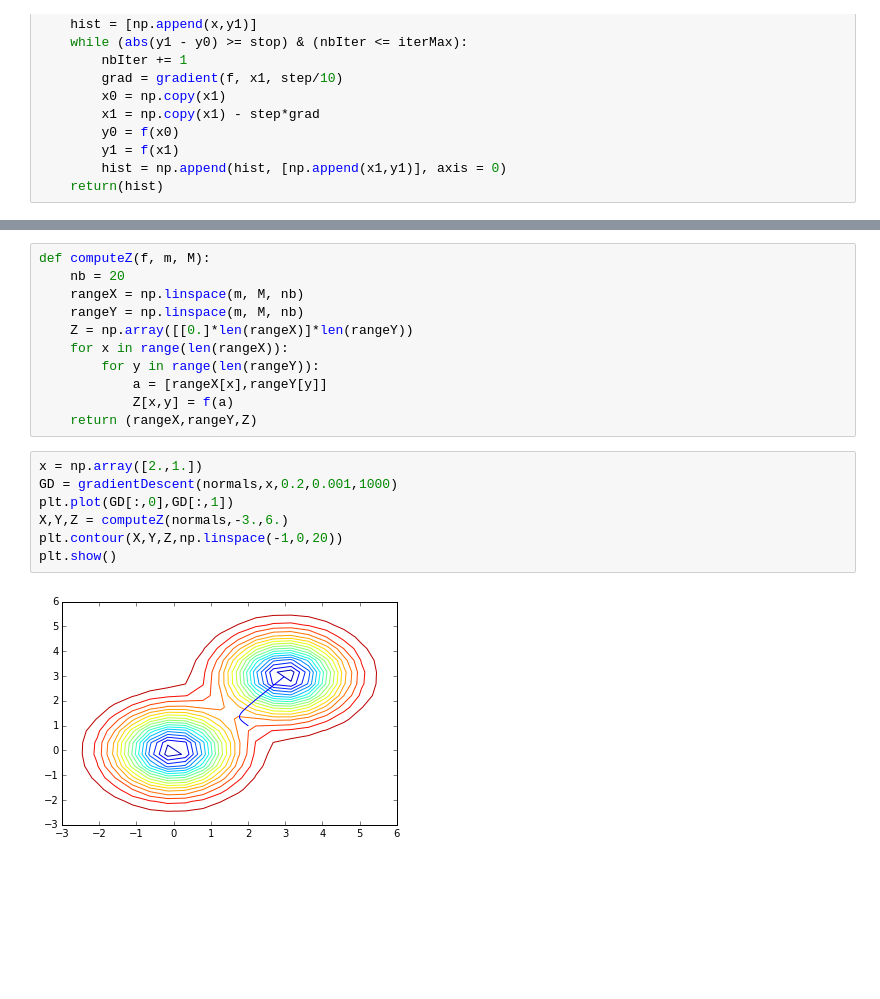
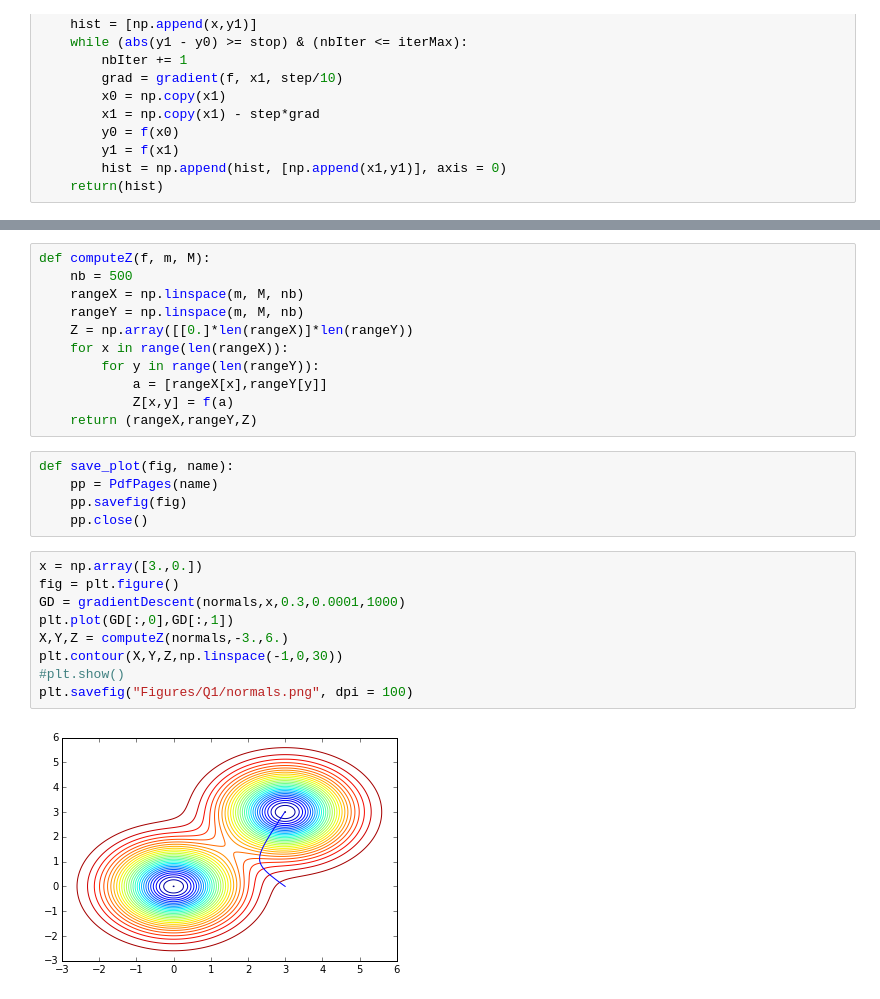
Before and after one commit to sebmart/6.867MachineLearning, a Jupyter notebook: Gradient Descent.ipynb, the cells around one changed output, grey strips where cells are left out. Drawn from its saved outputs; the diff is of its cells as text; blank space fills up the shorter version.

```diff
--- a/Gradient Descent.ipynb
+++ b/Gradient Descent.ipynb
@@ -94,6 +94,6 @@ array([[  4.        ,   1.        ,  17.        ],
 # %%
 def computeZ(f, m, M):
-    nb = 20
+    nb = 500
     rangeX = np.linspace(m, M, nb)
     rangeY = np.linspace(m, M, nb)
     Z = np.array([[0.]*len(rangeX)]*len(rangeY))
@@ -102,12 +102,19 @@ def computeZ(f, m, M):
             a = [rangeX[x],rangeY[y]]
             Z[x,y] = f(a)
     return (rangeX,rangeY,Z)
+# %%
+def save_plot(fig, name):
+    pp = PdfPages(name)
+    pp.savefig(fig)
+    pp.close()
 # %%
-x = np.array([2.,1.])
-GD = gradientDescent(normals,x,0.2,0.001,1000)
+x = np.array([3.,0.])
+fig = plt.figure()
+GD = gradientDescent(normals,x,0.3,0.0001,1000)
 plt.plot(GD[:,0],GD[:,1])
 X,Y,Z = computeZ(normals,-3.,6.)
-plt.contour(X,Y,Z,np.linspace(-1,0,20))
-plt.show()
+plt.contour(X,Y,Z,np.linspace(-1,0,30))
+#plt.show()
+plt.savefig("Figures/Q1/normals.png", dpi = 100)
 # %% [output]
-[figure, old version]
+[figure, new version]
```
Also changed, not shown: parts of 6 cells of this notebook, 13 other files.
